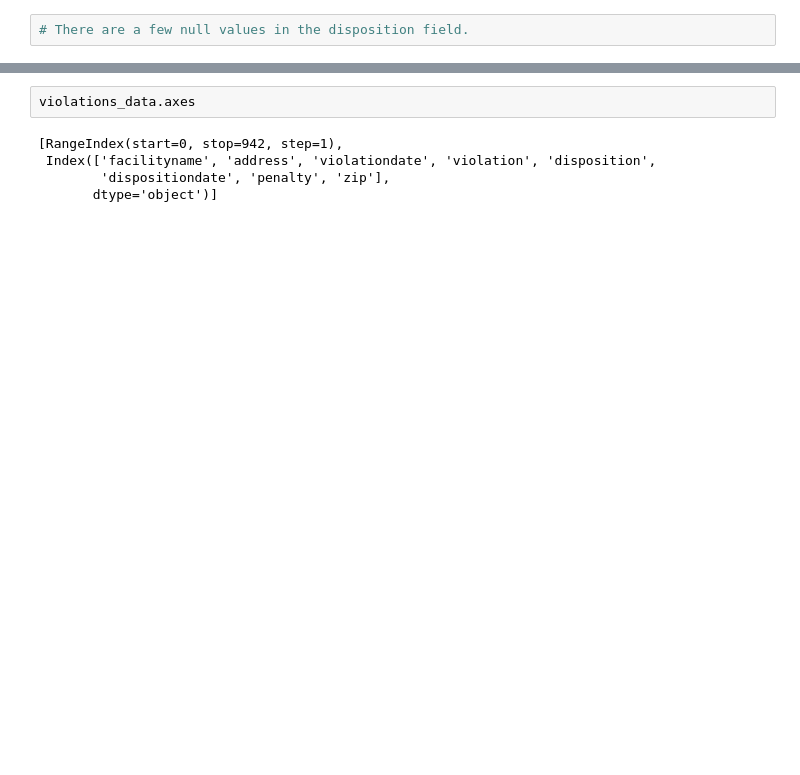
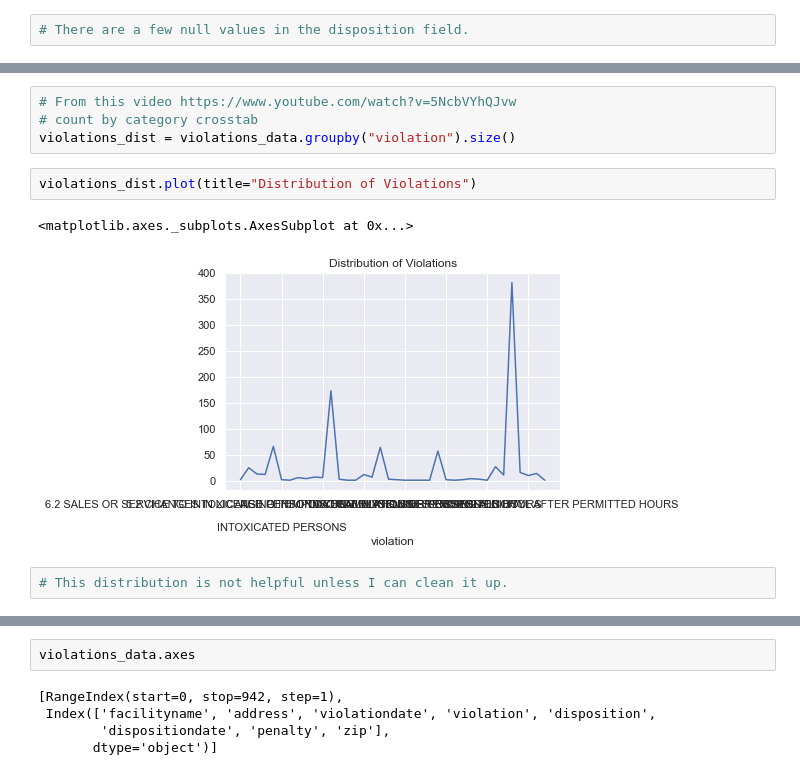
Before and after one commit to jenniferparaboschi/Data205Projects, a Jupyter notebook: JParaboschiProject.ipynb, the cells around one changed output, grey strips where cells are left out. Saved outputs shown, nothing was run; the diff lists cells and outputs as text; blank space fills up the shorter version.

```diff
--- a/JParaboschiProject.ipynb
+++ b/JParaboschiProject.ipynb
@@ -103,0 +194,11 @@ violations_data["violation"].unique()
+# %%
+# From this video https://www.youtube.com/watch?v=5NcbVYhQJvw
+# count by category crosstab
+violations_dist = violations_data.groupby("violation").size()
+# %%
+violations_dist.plot(title="Distribution of Violations")
+# %% [output]
+<matplotlib.axes._subplots.AxesSubplot at 0x...>
+[figure, added]
+# %%
+# This distribution is not helpful unless I can clean it up.
```
Also changed, not shown: parts of 72 cells of this notebook.
